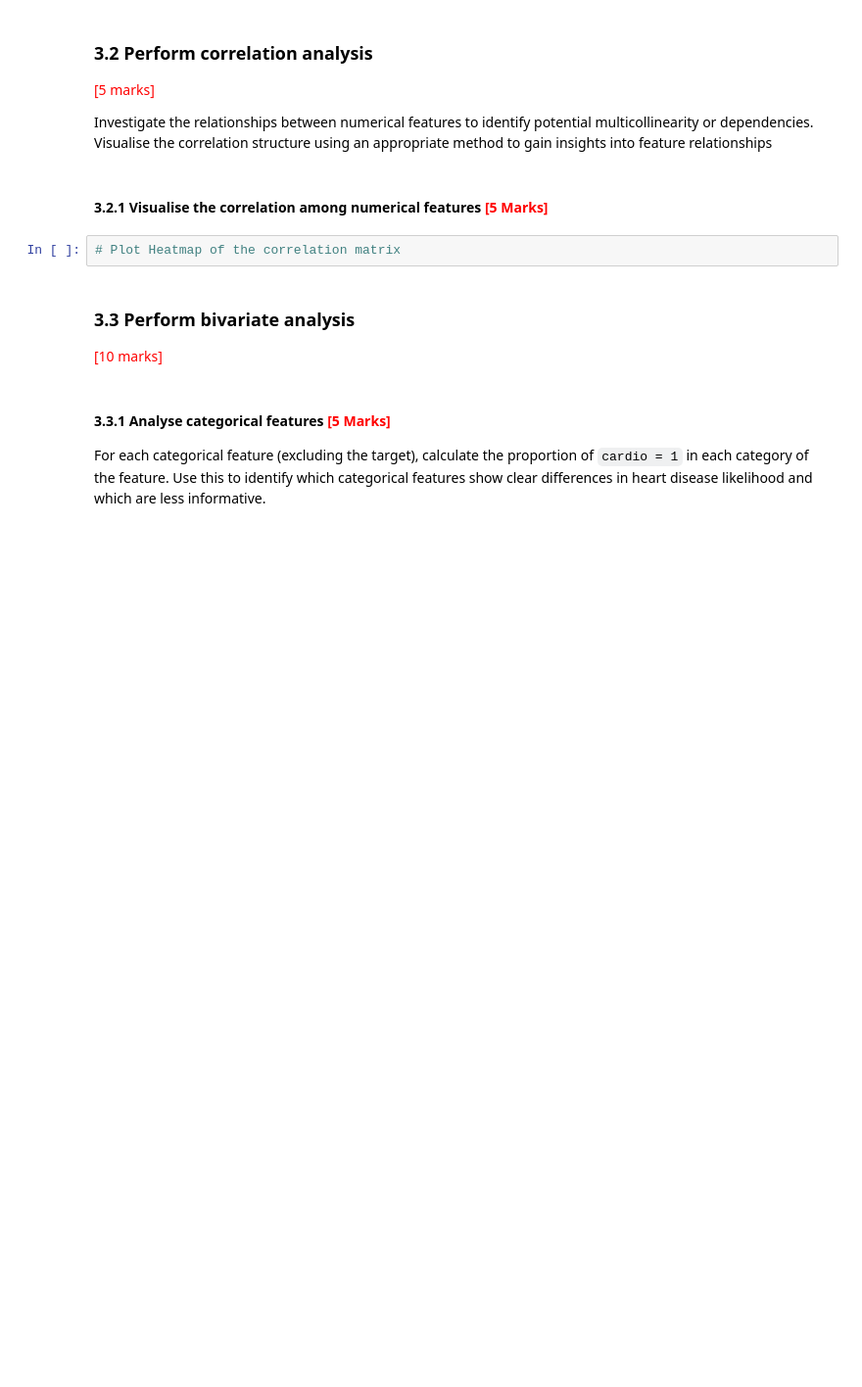
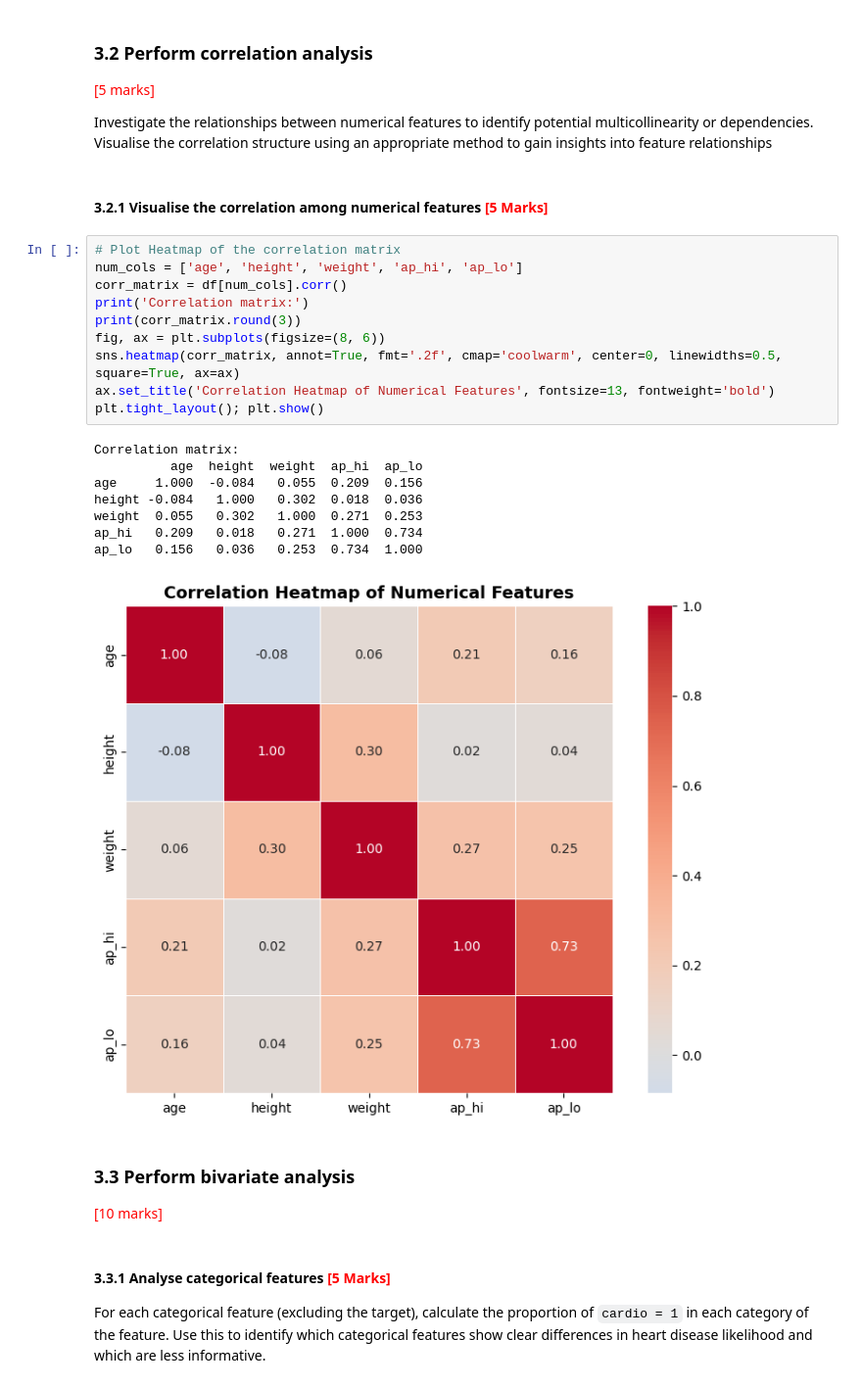
Before and after one commit to mayuresh-tungare/c6-assignment, a Jupyter notebook: CardioRisk_Prediction_Mayuresh_Tungare.ipynb, the cells around one changed output. Shown at 98% size. Cells and saved outputs as stored; diff of their text form; blank space fills up the shorter version.

```diff
--- a/CardioRisk_Prediction_Mayuresh_Tungare.ipynb
+++ b/CardioRisk_Prediction_Mayuresh_Tungare.ipynb
@@ -373,8 +423,25 @@ Visualise the distribution of categorical features to get a clear view of the da
 Investigate the relationships between numerical features to identify potential multicollinearity or dependencies. Visualise the correlation structure using an appropriate method to gain insights into feature relationships
 # %% [markdown]
 #### **3.2.1** Visualise the correlation among numerical features <font color="red">[5 Marks]</font>
-# %%
-# Plot Heatmap of the correlation matrix
+# %%
+# Plot Heatmap of the correlation matrix
+num_cols = ['age', 'height', 'weight', 'ap_hi', 'ap_lo']
+corr_matrix = df[num_cols].corr()
+print('Correlation matrix:')
+print(corr_matrix.round(3))
+fig, ax = plt.subplots(figsize=(8, 6))
+sns.heatmap(corr_matrix, annot=True, fmt='.2f', cmap='coolwarm', center=0, linewidths=0.5, square=True, ax=ax)
+ax.set_title('Correlation Heatmap of Numerical Features', fontsize=13, fontweight='bold')
+plt.tight_layout(); plt.show()
+# %% [output]
+Correlation matrix:
+          age  height  weight  ap_hi  ap_lo
+age     1.000  -0.084   0.055  0.209  0.156
+height -0.084   1.000   0.302  0.018  0.036
+weight  0.055   0.302   1.000  0.271  0.253
+ap_hi   0.209   0.018   0.271  1.000  0.734
+ap_lo   0.156   0.036   0.253  0.734  1.000
+[figure, added]
 # %% [markdown]
 ### **3.3 Perform bivariate analysis**
 
```
Also changed, not shown: parts of 28 cells of this notebook.
